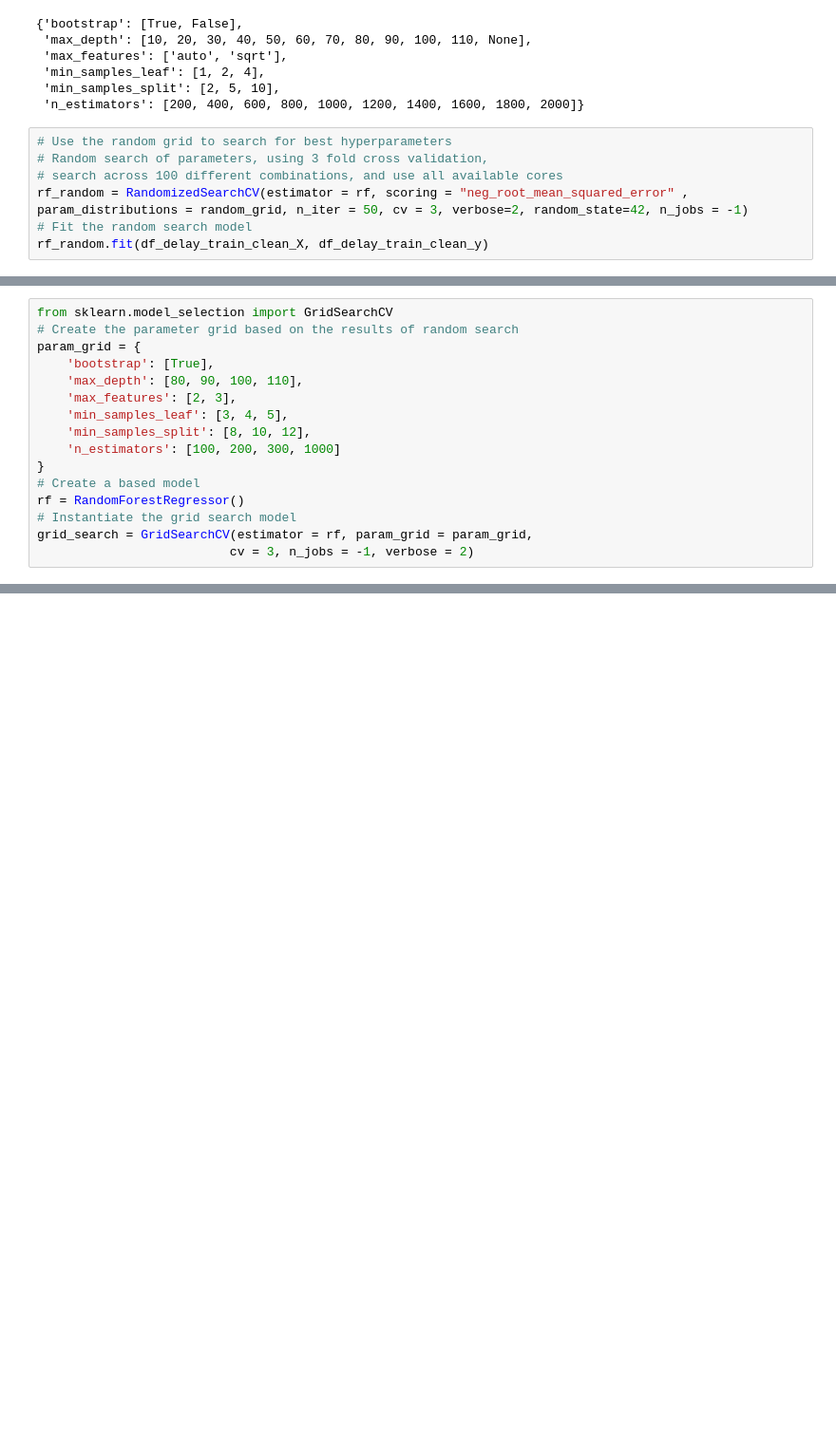
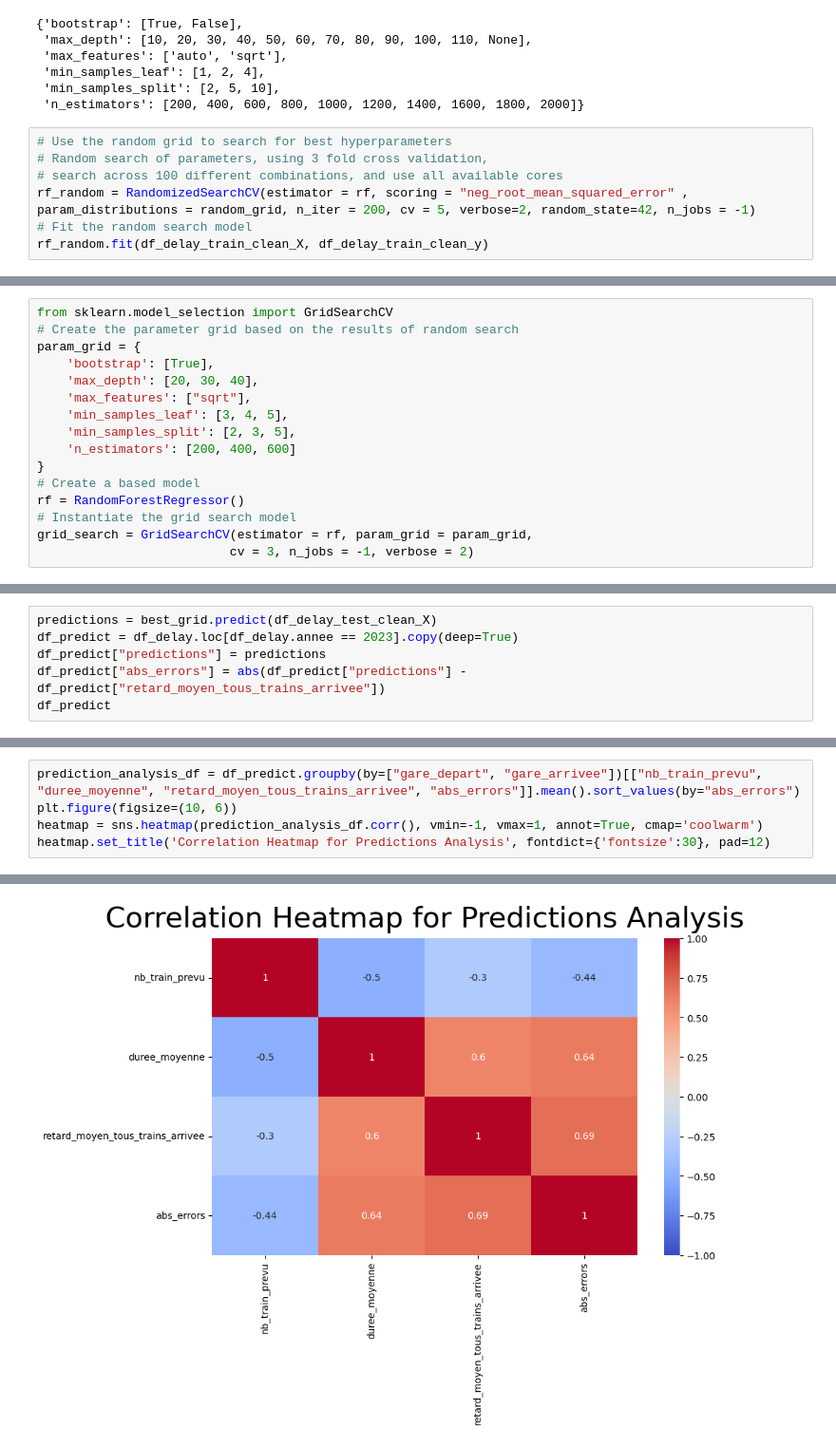
Before and after one commit to AxelV-hub/machine-learning-sncf-delay-estimation, a Jupyter notebook: notebooks/adrien.ipynb, the cells around one changed output, grey strips where cells are left out. Shown at 95% size. Drawn from its saved outputs; the diff is of its cells as text; blank space fills up the shorter version.

Commit message:
added prediction plots

```diff
--- a/notebooks/adrien.ipynb
+++ b/notebooks/adrien.ipynb
@@ -568,7 +568,7 @@ pprint(random_grid)
 # Use the random grid to search for best hyperparameters
 # Random search of parameters, using 3 fold cross validation,
 # search across 100 different combinations, and use all available cores
-rf_random = RandomizedSearchCV(estimator = rf, scoring = "neg_root_mean_squared_error" , param_distributions = random_grid, n_iter = 50, cv = 3, verbose=2, random_state=42, n_jobs = -1)
+rf_random = RandomizedSearchCV(estimator = rf, scoring = "neg_root_mean_squared_error" , param_distributions = random_grid, n_iter = 200, cv = 5, verbose=2, random_state=42, n_jobs = -1)
 # Fit the random search model
 rf_random.fit(df_delay_train_clean_X, df_delay_train_clean_y)
 # %% [output]
@@ -631,11 +633,11 @@ from sklearn.model_selection import GridSearchCV
 # Create the parameter grid based on the results of random search
 param_grid = {
     'bootstrap': [True],
-    'max_depth': [80, 90, 100, 110],
-    'max_features': [2, 3],
+    'max_depth': [20, 30, 40],
+    'max_features': ["sqrt"],
     'min_samples_leaf': [3, 4, 5],
-    'min_samples_split': [8, 10, 12],
-    'n_estimators': [100, 200, 300, 1000]
+    'min_samples_split': [2, 3, 5],
+    'n_estimators': [200, 400, 600]
 }
 # Create a based model
 rf = RandomForestRegressor()
@@ -660,0 +664,6 @@ Improvement of -7.26%.
+# %%
+predictions = best_grid.predict(df_delay_test_clean_X)
+df_predict = df_delay.loc[df_delay.annee == 2023].copy(deep=True)
+df_predict["predictions"] = predictions
+df_predict["abs_errors"] = abs(df_predict["predictions"] - df_predict["retard_moyen_tous_trains_arrivee"])
+df_predict
@@ -660,0 +684,6 @@ Improvement of -7.26%.
+# %%
+prediction_analysis_df = df_predict.groupby(by=["gare_depart", "gare_arrivee"])[["nb_train_prevu", "duree_moyenne", "retard_moyen_tous_trains_arrivee", "abs_errors"]].mean().sort_values(by="abs_errors")
+plt.figure(figsize=(10, 6))
+heatmap = sns.heatmap(prediction_analysis_df.corr(), vmin=-1, vmax=1, annot=True, cmap='coolwarm')
+heatmap.set_title('Correlation Heatmap for Predictions Analysis', fontdict={'fontsize':30}, pad=12)
+# %% [output]
@@ -660,0 +691 @@ Improvement of -7.26%.
+[figure, added]
```
Also changed, not shown: parts of 10 cells of this notebook.
